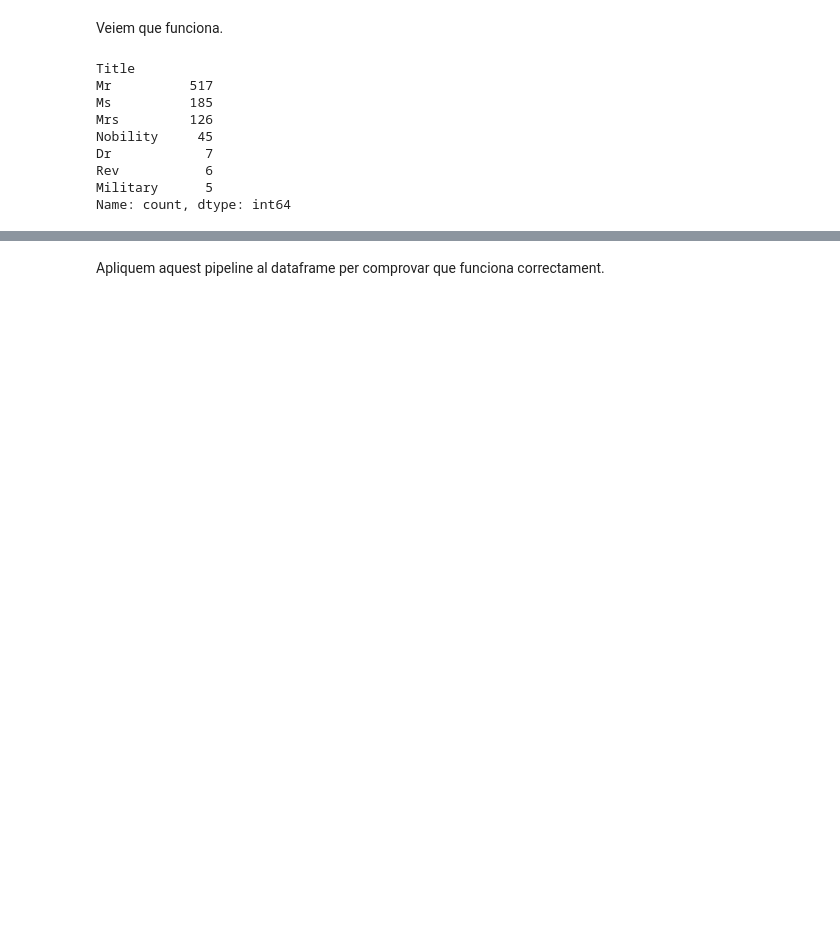
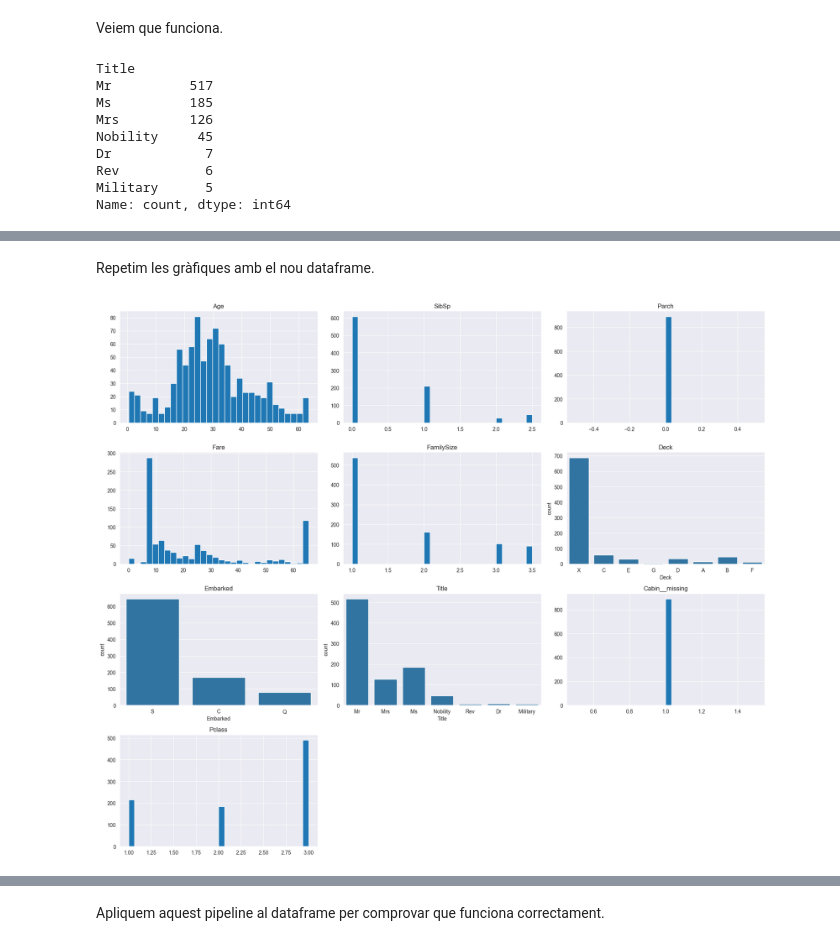
Before and after one commit to NatanSisoev/TitanicSurvival, a Jupyter notebook: practica.ipynb, the cells around one changed output, grey strips where cells are left out. Saved outputs shown, nothing was run; the diff lists cells and outputs as text; code cells hidden in the pictures; blank space fills up the shorter version.

```diff
--- a/practica.ipynb
+++ b/practica.ipynb
@@ -868,0 +907,47 @@ Construïm, doncs, el pipelina final amb totes les implementacions que hem fet.
+# %%
+class IQRTrimmer(BaseEstimator, TransformerMixin):
+    def __init__(self, factor=1.5):
+        self.factor = factor
+        self.bounds_ = {}
+
+    def fit(self, X, y=None):
+        X = pd.DataFrame(X)
+        for col in X.select_dtypes(include=[np.number]).columns:
+            q1 = X[col].quantile(0.25)
+            q3 = X[col].quantile(0.75)
+            iqr = q3 - q1
+            lower = q1 - self.factor * iqr
+            upper = q3 + self.factor * iqr
+            self.bounds_[col] = (lower, upper)
+        return self
+
+    def transform(self, X):
+        X = pd.DataFrame(X).copy()
+        for col, (lower, upper) in self.bounds_.items():
+            if col in X.columns:
+                X[col] = X[col].clip(lower=lower, upper=upper)
+        return X
+
+trimmer = IQRTrimmer()
+temp_df_trimmed = trimmer.fit_transform(temp_df)
+# %% [markdown]
+Repetim les gràfiques amb el nou dataframe.
+# %%
+cols = ["Age", "SibSp", "Parch", "Fare", "FamilySize", "Deck", "Embarked", "Title", "Cabin__missing", "Pclass"]
+fig, axes = plt.subplots(4, 3, figsize=(18, 15))
+axes = axes.flatten()
+
+for ax, col in zip(axes, cols):
+    if temp_df_trimmed[col].dtype == "object":
+        sns.countplot(x=col, data=temp_df_trimmed, ax=ax)
+    else:
+        temp_df_trimmed[col].hist(bins=30, ax=ax)
+    ax.set_title(col)
+
+for ax in axes[len(cols):]:
+    ax.set_visible(False)
+
+plt.tight_layout()
+plt.show()
+# %% [output]
+[figure, added]
```
Also changed, not shown: parts of 24 cells of this notebook.
